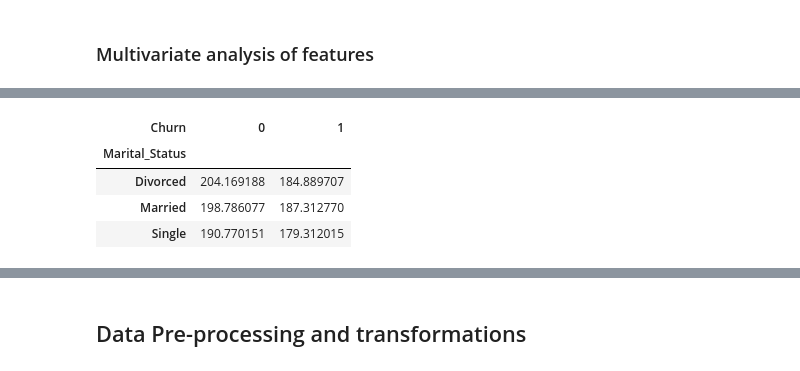
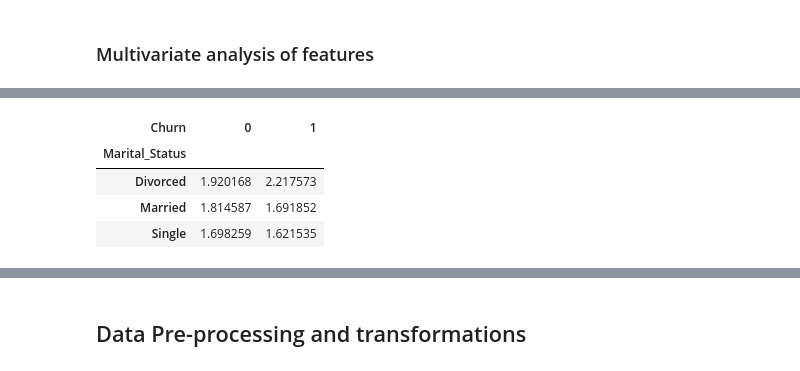
Before and after one commit to avikumart/Customer-Churn-Prediction, a Jupyter notebook: customer-churn-prediction-modeling.ipynb, the cells around one changed output, grey strips where cells are left out. Drawn from its saved outputs; the diff is of its cells as text; code cells hidden in the pictures.

Commit message:
Kaggle Notebook | Customer Churn Prediction Modeling | Version 2

```diff
--- a/customer-churn-prediction-modeling.ipynb
+++ b/customer-churn-prediction-modeling.ipynb
@@ -483,9 +904,9 @@ for col in obj_col:
 # %%
-pd.pivot_table(df_filtered,values='cashback', index='Marital_Status', columns='Churn', aggfunc='mean')
+pd.pivot_table(df_filtered, values='coupon_used_for_payment', index='Marital_Status', columns='Churn', aggfunc='mean')
 # %% [output]
 | Churn | 0 | 1 |
 | Marital_Status |  |  |
-| Divorced | 204.169188 | 184.889707 |
-| Married | 198.786077 | 187.312770 |
-| Single | 190.770151 | 179.312015 |
+| Divorced | 1.920168 | 2.217573 |
+| Married | 1.814587 | 1.691852 |
+| Single | 1.698259 | 1.621535 |
 # %%
```
Also changed, not shown: parts of 57 cells of this notebook.
